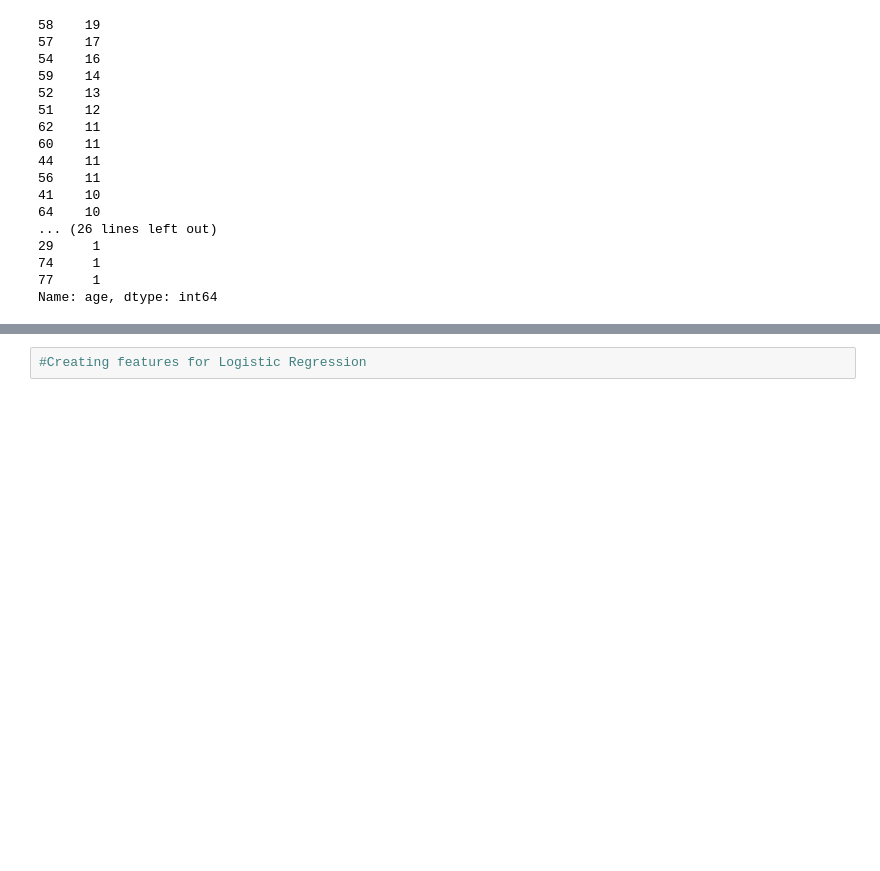
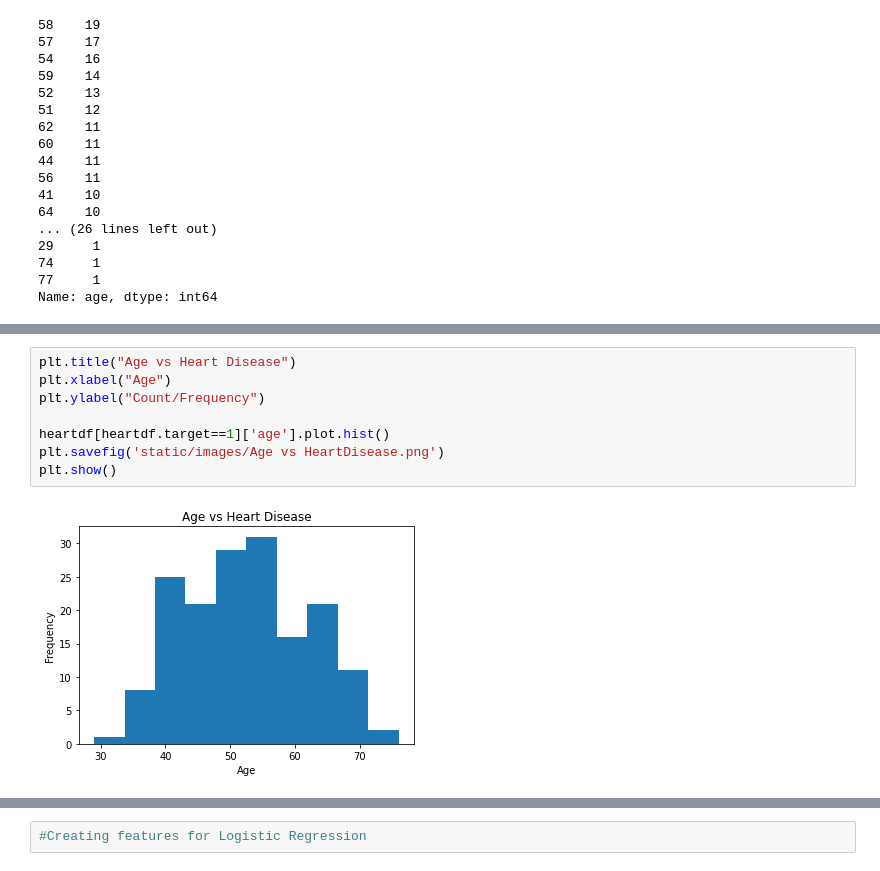
Before and after one commit to gmcglinn41/Project-3---Heart-Disease, a Jupyter notebook: Heart Disease EDA and ML v2.ipynb, the cells around one changed output, grey strips where cells are left out. Cells and saved outputs as stored; diff of their text form; blank space fills up the shorter version.

```diff
--- a/Heart Disease EDA and ML v2.ipynb
+++ b/Heart Disease EDA and ML v2.ipynb
@@ -99,0 +136,10 @@ Name: age, dtype: int64
+# %%
+plt.title("Age vs Heart Disease")
+plt.xlabel("Age")
+plt.ylabel("Count/Frequency")
+
+heartdf[heartdf.target==1]['age'].plot.hist()
+plt.savefig('static/images/Age vs HeartDisease.png')
+plt.show()
+# %% [output]
+[figure, added]
```
Also changed, not shown: parts of 17 cells of this notebook, 15 other files.
